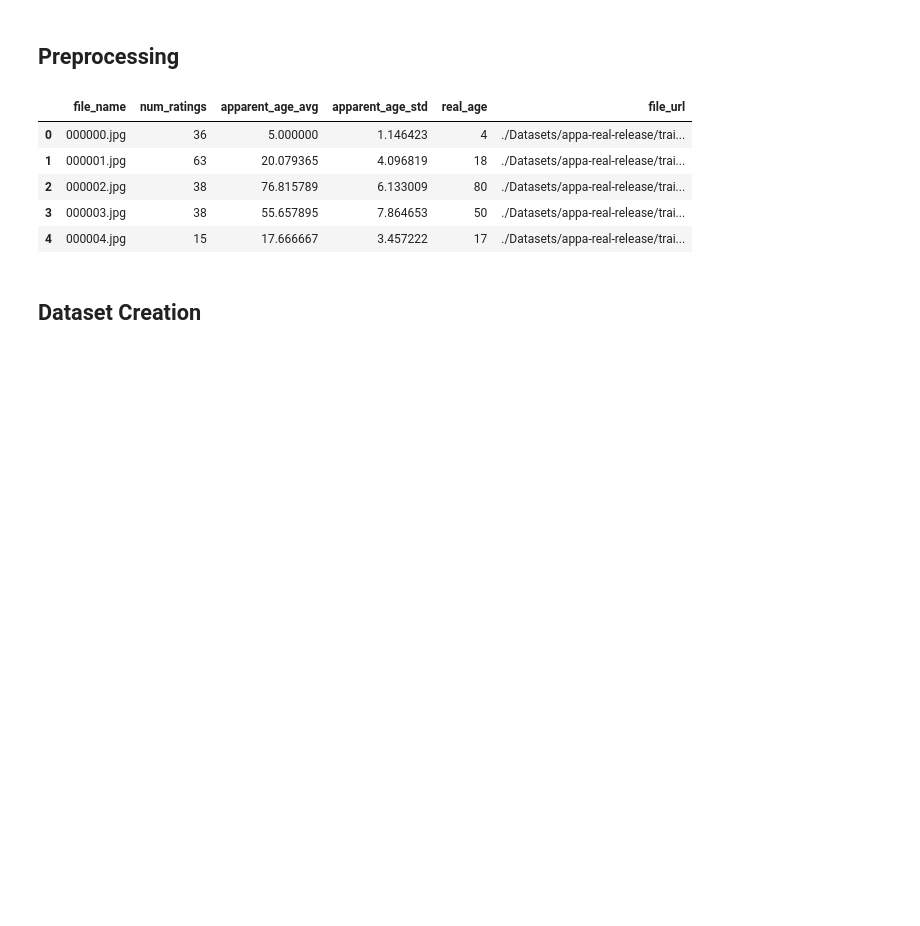
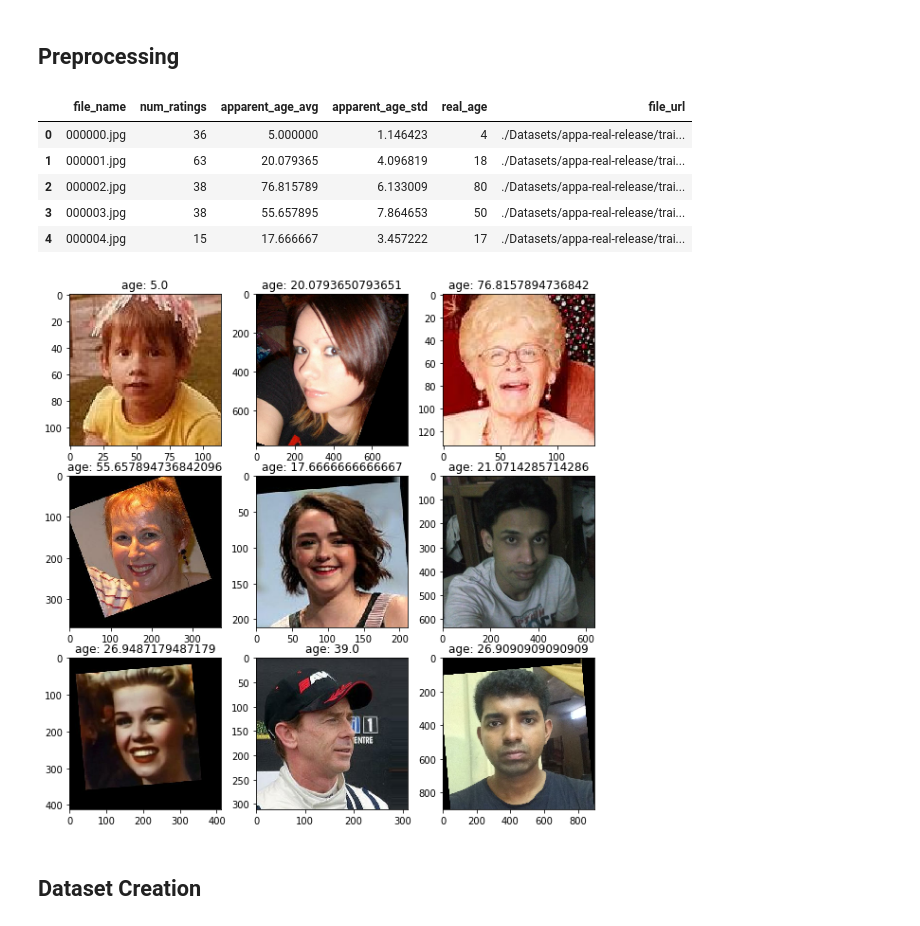
Before and after one commit to elpapi42/AgeClassifier, a Jupyter notebook: AgeClassifier.ipynb, the cells around one changed output. Drawn from its saved outputs; the diff is of its cells as text; code cells hidden in the pictures; blank space fills up the shorter version.

Commit message:
Fixed Image Loading Error

```diff
--- a/AgeClassifier.ipynb
+++ b/AgeClassifier.ipynb
@@ -172,15 +172,18 @@ df_train.head()
 # %%
 #Lets see some examples
 plt.figure(figsize=(10,10))
 for i, path in enumerate(df_train["file_url"].iloc[:9]):
-  image = tf.keras.preprocessing.image.load_img(path,)
+  image = tf.io.read_file(path)
+  image = tf.image.decode_image(image)
 
   datapoint = df_train[df_train["file_url"] == path]
   age = datapoint["apparent_age_avg"].values[0]
 
   plt.subplot(3,3,i+1, title="age: {age}".format(age=age))
   plt.imshow(image)
 plt.show()
+# %% [output]
+[figure, added]
 # %% [markdown]
 ## Dataset Creation
 # %%
```
